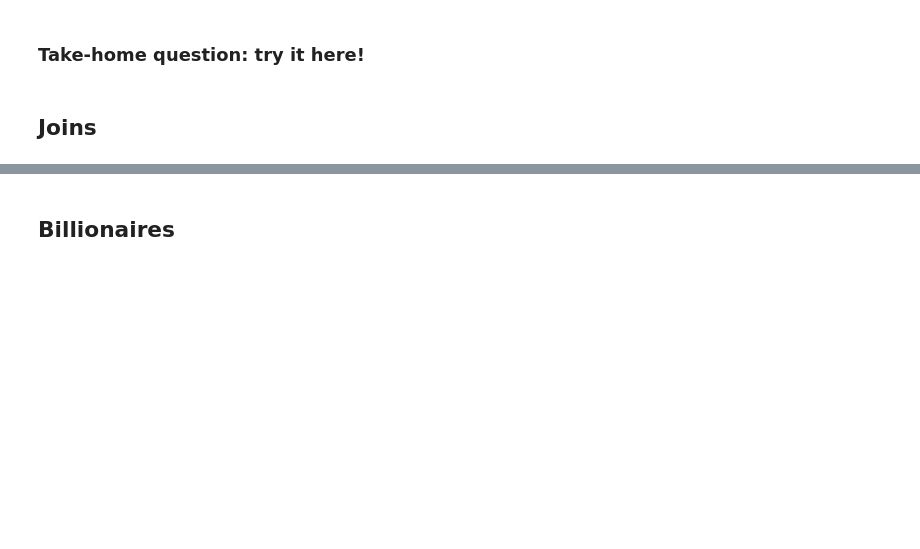
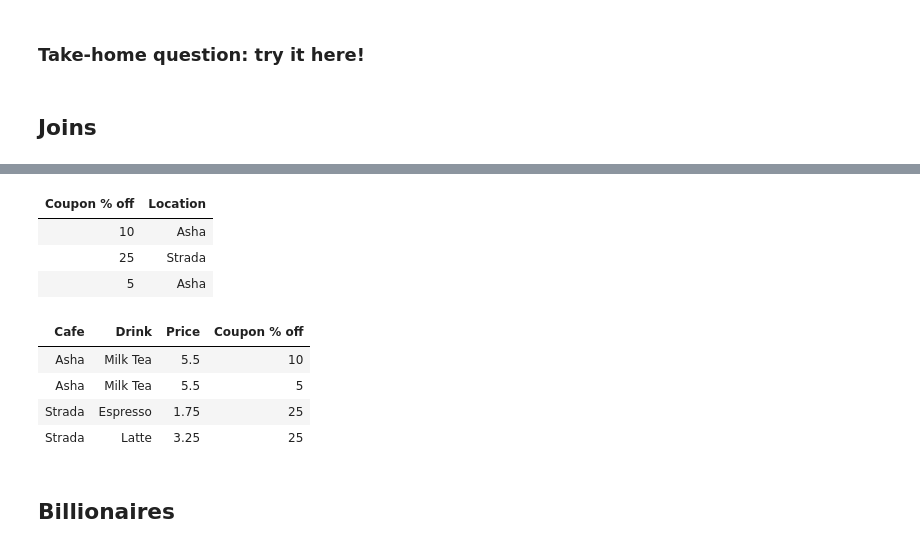
Before and after one commit to AUP-CS2065/lecture, a Jupyter notebook: lec05.ipynb, the cells around one changed output, grey strips where cells are left out. Drawn from its saved outputs; the diff is of its cells as text; code cells hidden in the pictures; blank space fills up the shorter version.

```diff
--- a/lec05.ipynb
+++ b/lec05.ipynb
@@ -236,3 +570,18 @@ drinks.join('Cafe', drinks, 'Cafe')
+# %%
+discounts
+# %% [output]
+| Coupon % off | Location |
+| 10 | Asha |
+| 25 | Strada |
+| 5 | Asha |
+# %%
+drinks.join('Cafe',discounts,'Location')
+# %% [output]
+| Cafe | Drink | Price | Coupon % off |
+| Asha | Milk Tea | 5.5 | 10 |
+| Asha | Milk Tea | 5.5 | 5 |
+| Strada | Espresso | 1.75 | 25 |
+| Strada | Latte | 3.25 | 25 |
 # %% [markdown]
 ## Billionaires
 # %%
```
Also changed, not shown: parts of 106 cells of this notebook, 1 other file.
